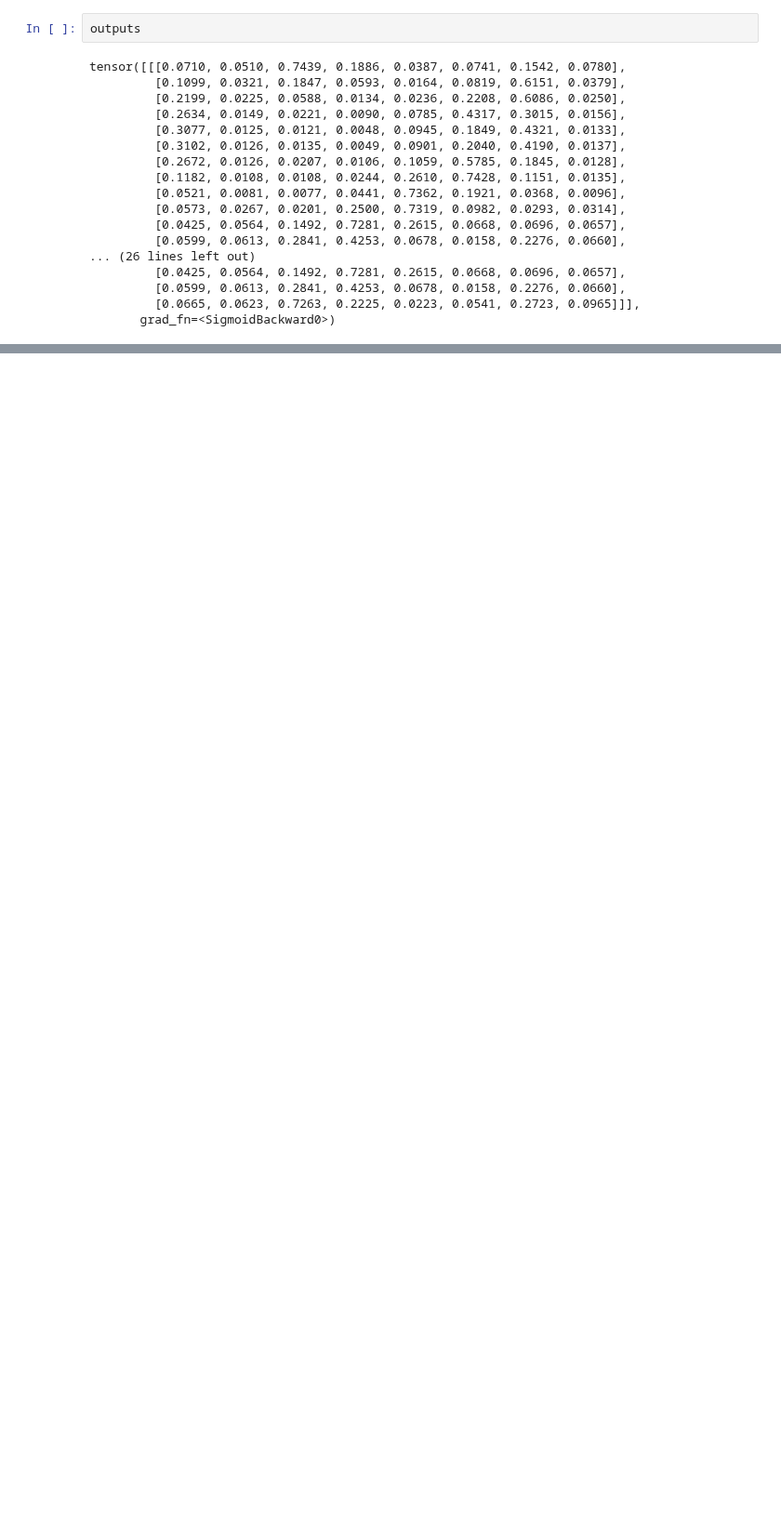
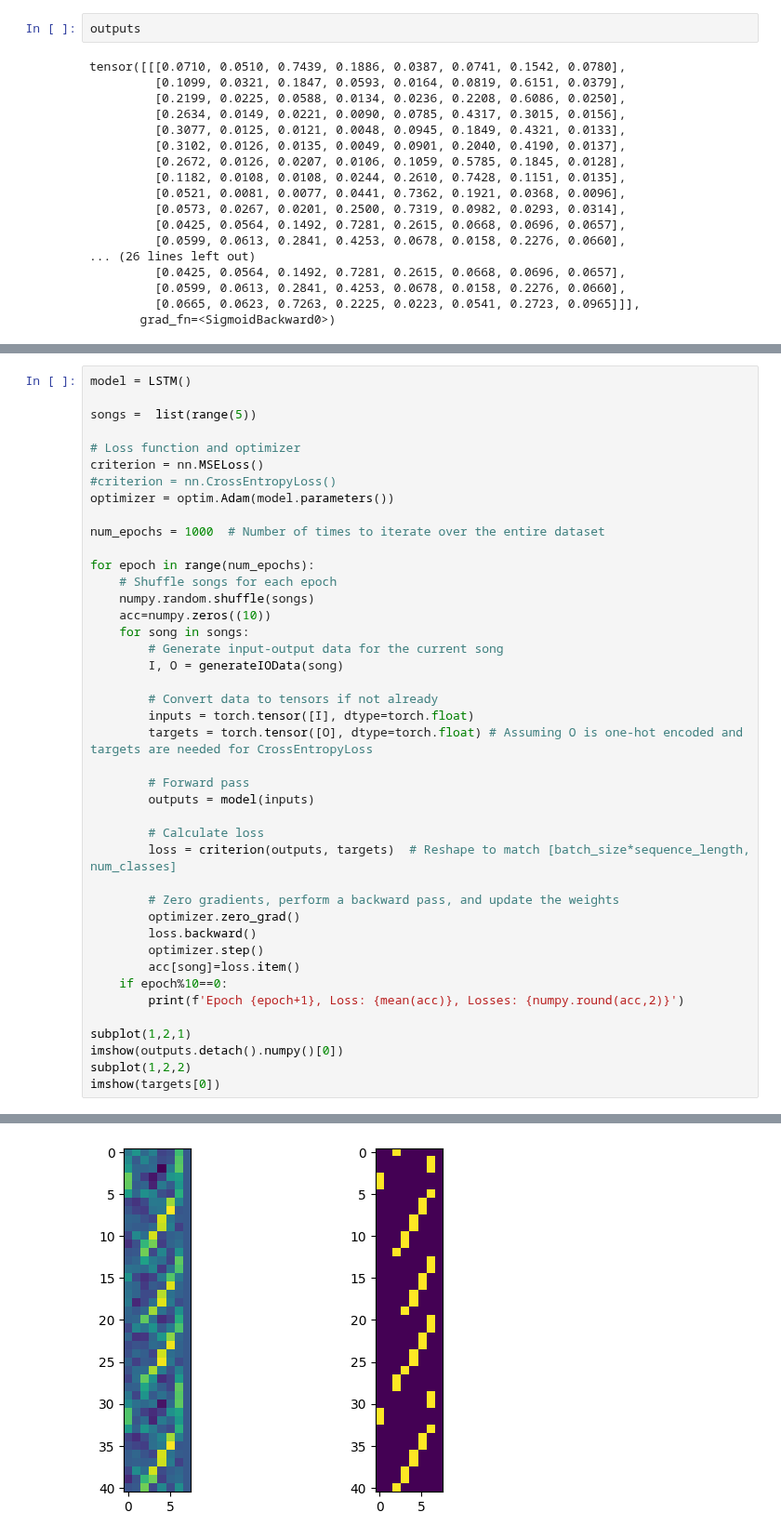
Before and after one commit to Ahmadar91/Master-sThesis, a Jupyter notebook: altModel.ipynb, the cells around one changed output, grey strips where cells are left out. Shown at 93% size. Saved outputs shown, nothing was run; the diff lists cells and outputs as text; blank space fills up the shorter version.

```diff
--- a/altModel.ipynb
+++ b/altModel.ipynb
@@ -901,0 +961,43 @@ tensor([[[0.0710, 0.0510, 0.7439, 0.1886, 0.0387, 0.0741, 0.1542, 0.0780],
+# %%
+model = LSTM()
+
+songs =  list(range(5))
+
+# Loss function and optimizer
+criterion = nn.MSELoss()
+#criterion = nn.CrossEntropyLoss()
+optimizer = optim.Adam(model.parameters())
+
+num_epochs = 1000  # Number of times to iterate over the entire dataset
+
+for epoch in range(num_epochs):
+    # Shuffle songs for each epoch
+    numpy.random.shuffle(songs)
+    acc=numpy.zeros((10))
+    for song in songs:
+        # Generate input-output data for the current song
+        I, O = generateIOData(song)
+
+        # Convert data to tensors if not already
+        inputs = torch.tensor([I], dtype=torch.float)
+        targets = torch.tensor([O], dtype=torch.float) # Assuming O is one-hot encoded and targets are needed for CrossEntropyLoss
+
+        # Forward pass
+        outputs = model(inputs)
+
+        # Calculate loss
+        loss = criterion(outputs, targets)  # Reshape to match [batch_size*sequence_length, num_classes]
+
+        # Zero gradients, perform a backward pass, and update the weights
+        optimizer.zero_grad()
+        loss.backward()
+        optimizer.step()
+        acc[song]=loss.item()
+    if epoch%10==0:
+        print(f'Epoch {epoch+1}, Loss: {mean(acc)}, Losses: {numpy.round(acc,2)}')
+
+subplot(1,2,1)
+imshow(outputs.detach().numpy()[0])
+subplot(1,2,2)
+imshow(targets[0])
+# %% [output]
@@ -901,0 +1022 @@ tensor([[[0.0710, 0.0510, 0.7439, 0.1886, 0.0387, 0.0741, 0.1542, 0.0780],
+[figure, added]
```
Also changed, not shown: parts of 3 cells of this notebook.
